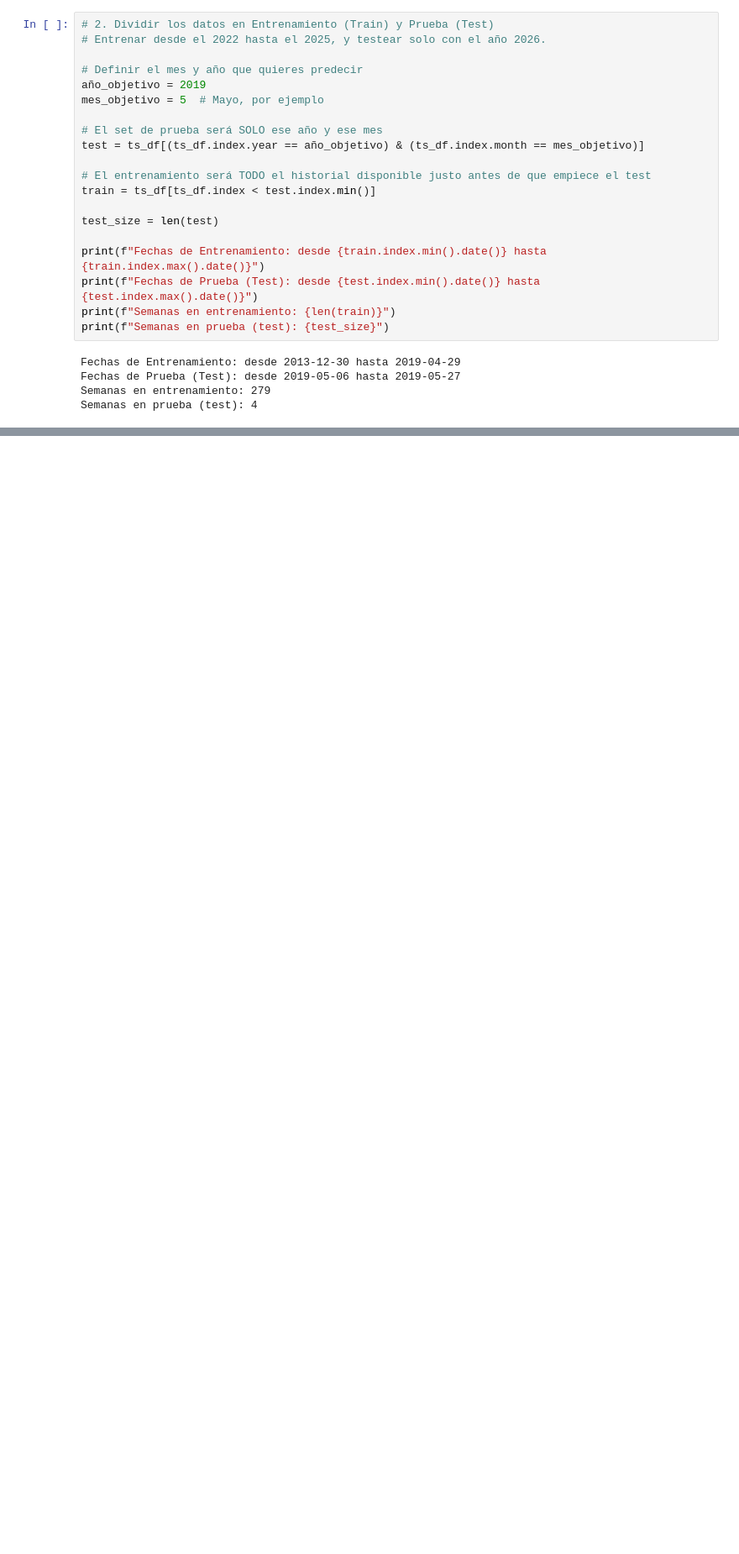
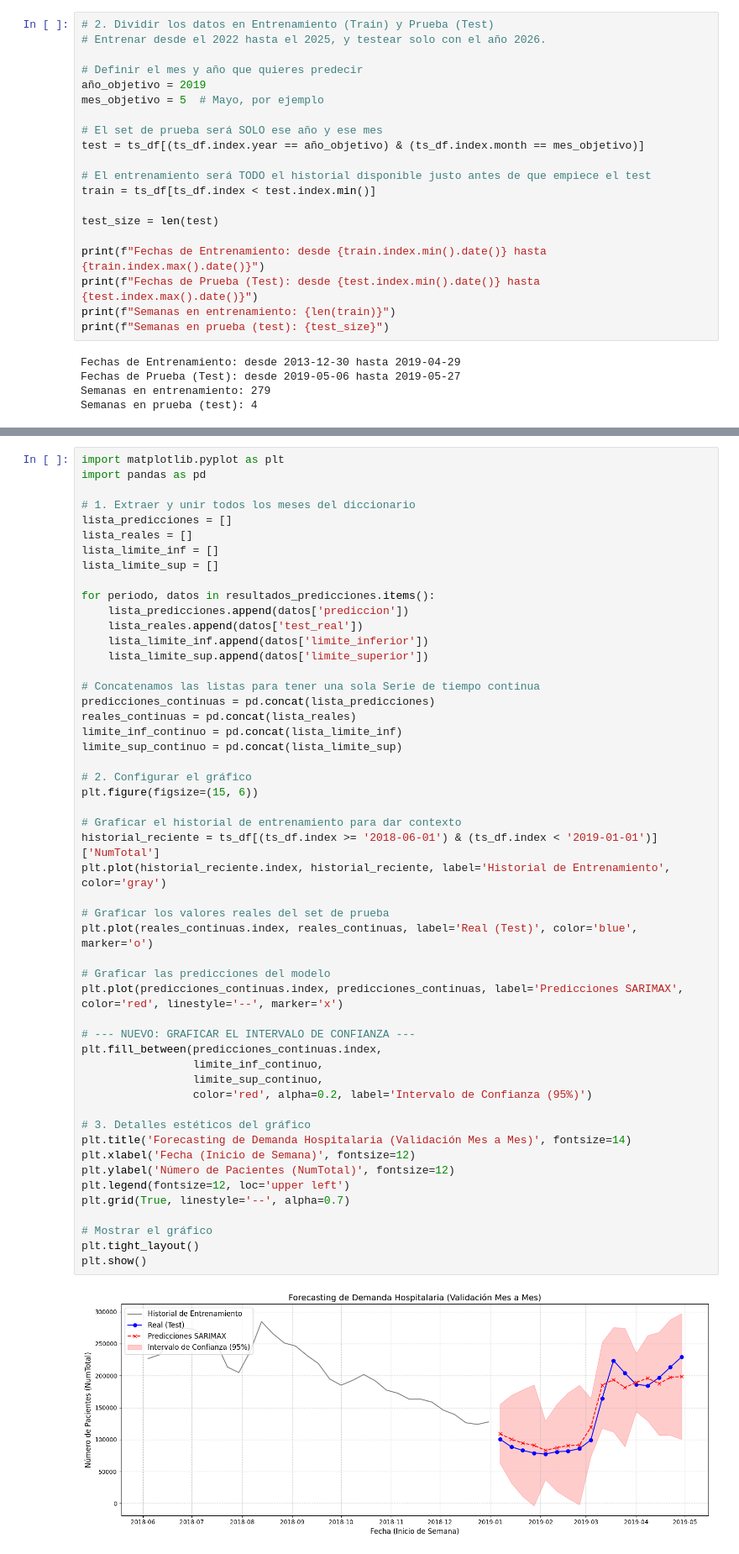
Before and after one commit to 1chmlo/data-science, a Jupyter notebook: notebooks/Forecasting_Demanda_Hospitalaria.ipynb, the cells around one changed output, grey strips where cells are left out. Shown at 84% size. Drawn from its saved outputs; the diff is of its cells as text; blank space fills up the shorter version.

Commit message:
Nuevos graficos

```diff
--- a/notebooks/Forecasting_Demanda_Hospitalaria.ipynb
+++ b/notebooks/Forecasting_Demanda_Hospitalaria.ipynb
@@ -1449,0 +1438,53 @@ print(f"Error Absoluto Porcentual (MAPE):         {mape*100:.2f}%")
+# %%
+import matplotlib.pyplot as plt
+import pandas as pd
+
+# 1. Extraer y unir todos los meses del diccionario
+lista_predicciones = []
+lista_reales = []
+lista_limite_inf = []
+lista_limite_sup = []
+
+for periodo, datos in resultados_predicciones.items():
+    lista_predicciones.append(datos['prediccion'])
+    lista_reales.append(datos['test_real'])
+    lista_limite_inf.append(datos['limite_inferior'])
+    lista_limite_sup.append(datos['limite_superior'])
+
+# Concatenamos las listas para tener una sola Serie de tiempo continua
+predicciones_continuas = pd.concat(lista_predicciones)
+reales_continuas = pd.concat(lista_reales)
+limite_inf_continuo = pd.concat(lista_limite_inf)
+limite_sup_continuo = pd.concat(lista_limite_sup)
+
+# 2. Configurar el gráfico
+plt.figure(figsize=(15, 6))
+
+# Graficar el historial de entrenamiento para dar contexto
+historial_reciente = ts_df[(ts_df.index >= '2018-06-01') & (ts_df.index < '2019-01-01')]['NumTotal']
+plt.plot(historial_reciente.index, historial_reciente, label='Historial de Entrenamiento', color='gray')
+
+# Graficar los valores reales del set de prueba
+plt.plot(reales_continuas.index, reales_continuas, label='Real (Test)', color='blue', marker='o')
+
+# Graficar las predicciones del modelo
+plt.plot(predicciones_continuas.index, predicciones_continuas, label='Predicciones SARIMAX', color='red', linestyle='--', marker='x')
+
+# --- NUEVO: GRAFICAR EL INTERVALO DE CONFIANZA ---
+plt.fill_between(predicciones_continuas.index,
+                 limite_inf_continuo,
+                 limite_sup_continuo,
+                 color='red', alpha=0.2, label='Intervalo de Confianza (95%)')
+
+# 3. Detalles estéticos del gráfico
+plt.title('Forecasting de Demanda Hospitalaria (Validación Mes a Mes)', fontsize=14)
+plt.xlabel('Fecha (Inicio de Semana)', fontsize=12)
+plt.ylabel('Número de Pacientes (NumTotal)', fontsize=12)
+plt.legend(fontsize=12, loc='upper left')
+plt.grid(True, linestyle='--', alpha=0.7)
+
+# Mostrar el gráfico
+plt.tight_layout()
+plt.show()
+# %% [output]
+[figure, added]
```
Also changed, not shown: parts of 12 cells of this notebook, 4 other files.
